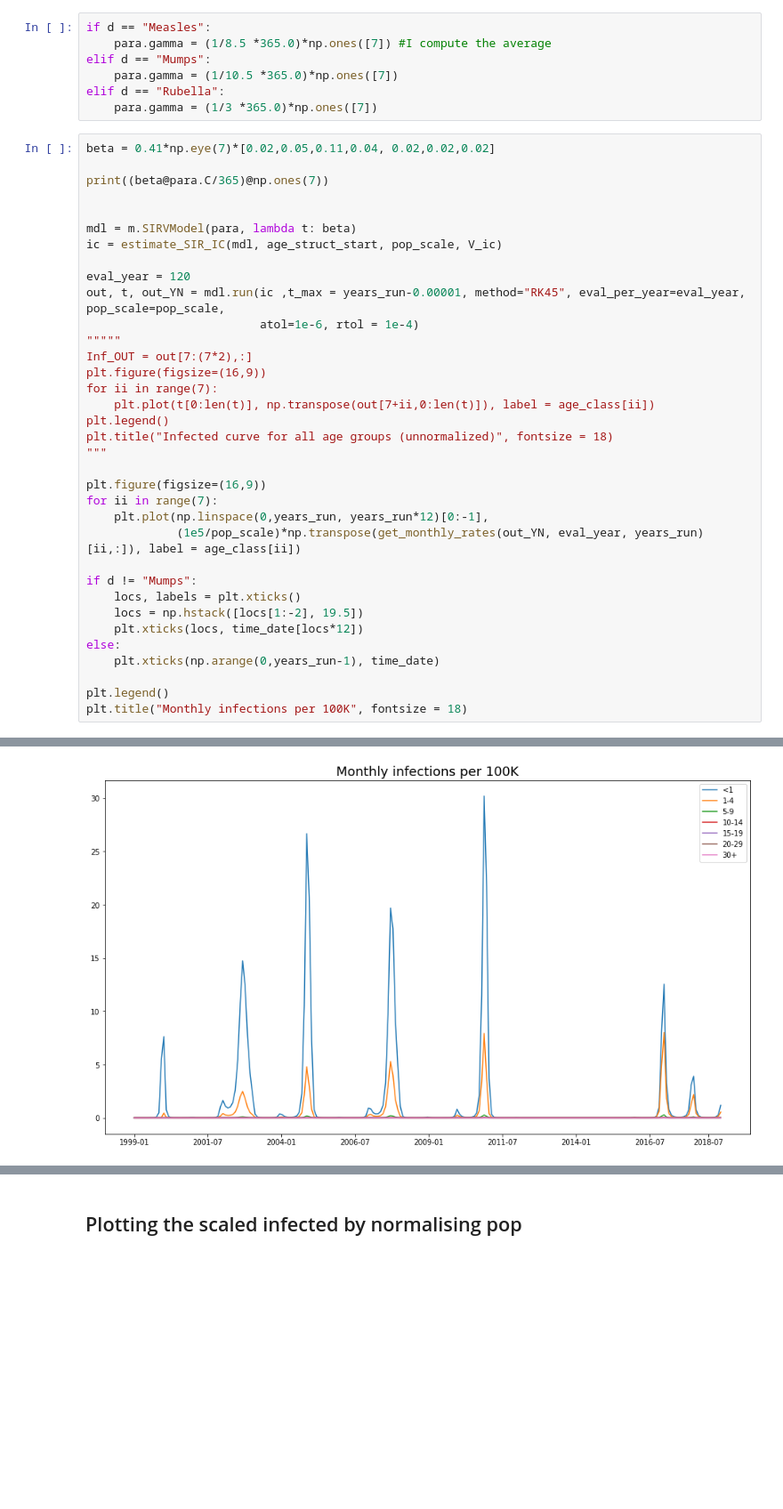
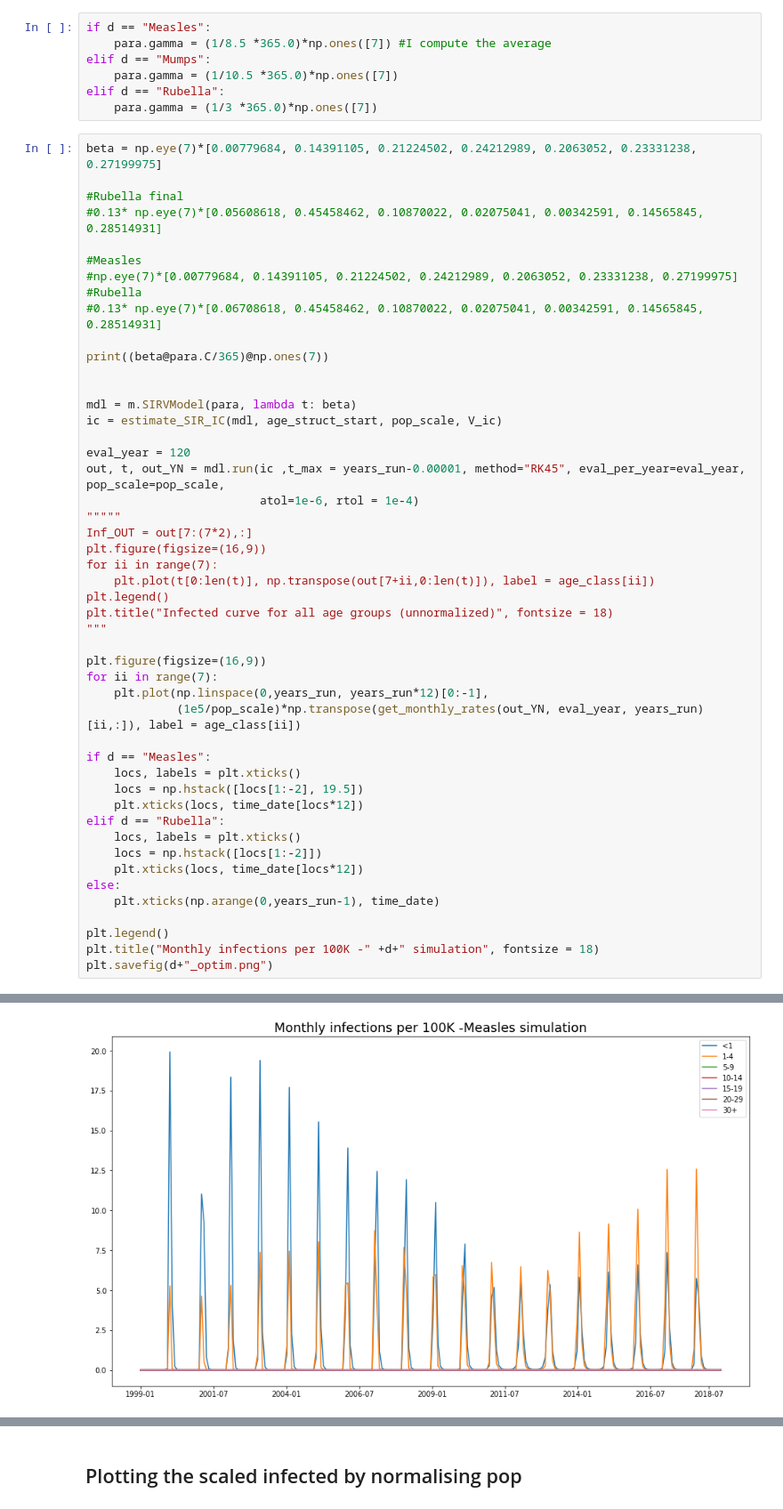
Before and after one commit to dhelekal/EpiRSG2020, a Jupyter notebook: model/Monthly_cases_simulation.ipynb, the cells around one changed output, grey strips where cells are left out. Shown at 89% size. Saved outputs shown, nothing was run; the diff lists cells and outputs as text; blank space fills up the shorter version.

Commit message:
Final guess plots and csv

```diff
--- a/model/Monthly_cases_simulation.ipynb
+++ b/model/Monthly_cases_simulation.ipynb
@@ -218,7 +218,15 @@ elif d == "Mumps":
 elif d == "Rubella":
     para.gamma = (1/3 *365.0)*np.ones([7])
 # %%
-beta = 0.41*np.eye(7)*[0.02,0.05,0.11,0.04, 0.02,0.02,0.02]
+beta = np.eye(7)*[0.00779684, 0.14391105, 0.21224502, 0.24212989, 0.2063052, 0.23331238, 0.27199975]
+
+#Rubella final
+#0.13* np.eye(7)*[0.05608618, 0.45458462, 0.10870022, 0.02075041, 0.00342591, 0.14565845, 0.28514931]
+
+#Measles
+#np.eye(7)*[0.00779684, 0.14391105, 0.21224502, 0.24212989, 0.2063052, 0.23331238, 0.27199975]
+#Rubella
+#0.13* np.eye(7)*[0.06708618, 0.45458462, 0.10870022, 0.02075041, 0.00342591, 0.14565845, 0.28514931]
 
 print((beta@para.C/365)@np.ones(7))
 
@@ -243,13 +251,18 @@ for ii in range(7):
     plt.plot(np.linspace(0,years_run, years_run*12)[0:-1],
              (1e5/pop_scale)*np.transpose(get_monthly_rates(out_YN, eval_year, years_run)[ii,:]), label = age_class[ii])
 
-if d != "Mumps":
+if d == "Measles":
     locs, labels = plt.xticks()
     locs = np.hstack([locs[1:-2], 19.5])
+    plt.xticks(locs, time_date[locs*12])
+elif d == "Rubella":
+    locs, labels = plt.xticks()
+    locs = np.hstack([locs[1:-2]])
     plt.xticks(locs, time_date[locs*12])
 else:
     plt.xticks(np.arange(0,years_run-1), time_date)
 
 plt.legend()
-plt.title("Monthly infections per 100K", fontsize = 18)
+plt.title("Monthly infections per 100K -" +d+" simulation", fontsize = 18)
+plt.savefig(d+"_optim.png")
 # %% [output]
@@ -259,4 +271,4 @@ Text(0.5, 1.0, 'Monthly infections per 100K')
-[figure, old version]
+[figure, new version]
 # %%
 plt.figure(figsize=(16,9))
 for ii in range(7):
```
Also changed, not shown: parts of 5 cells of this notebook, 6 other files.
